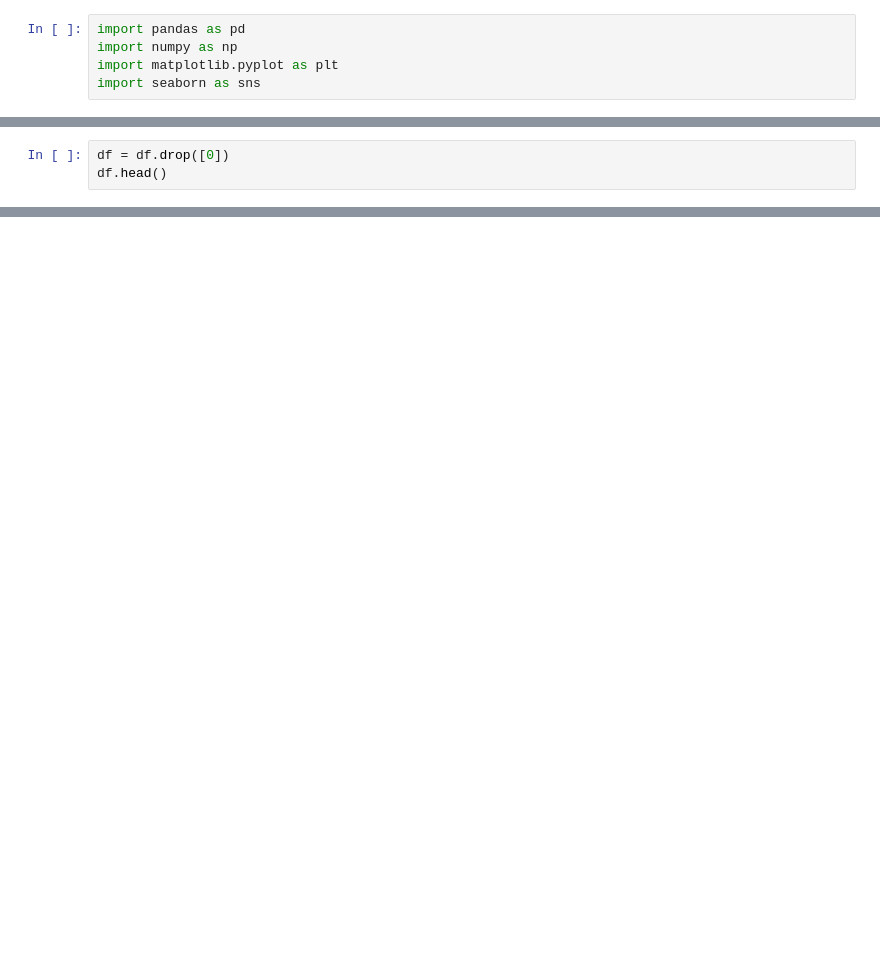
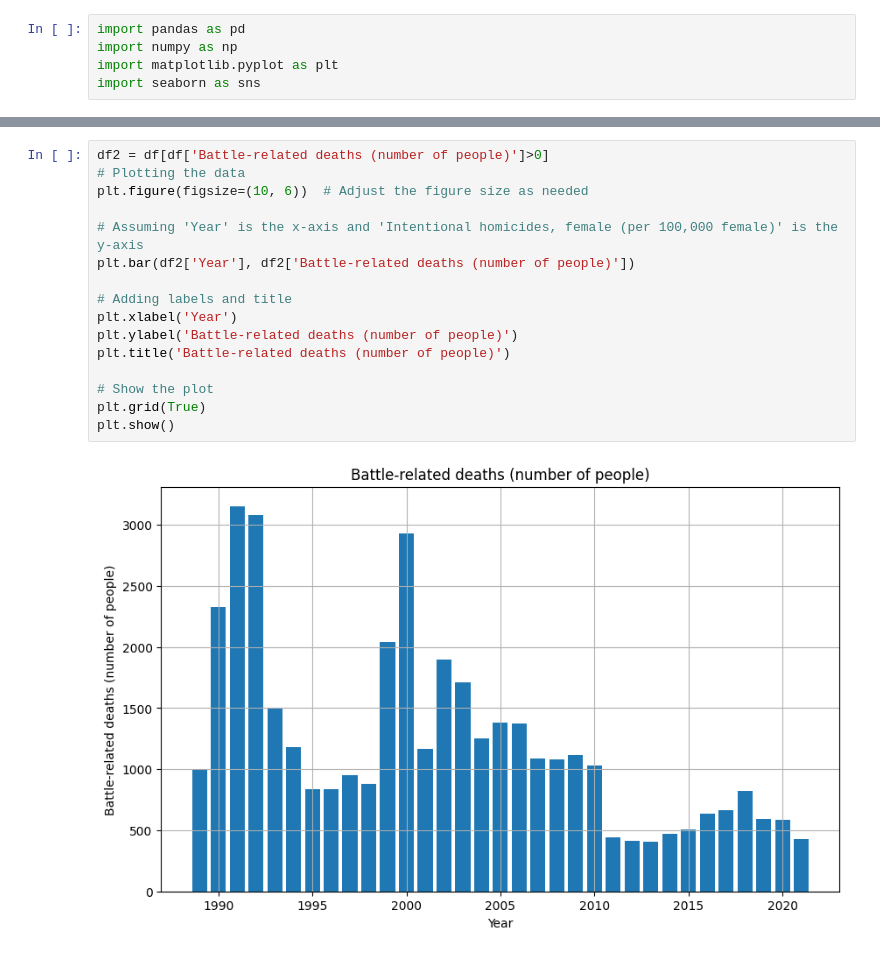
Before and after one commit to Csengupta1101/India_Analysis, a Jupyter notebook: analysis.ipynb, the cells around one changed output, grey strips where cells are left out. Saved outputs shown, nothing was run; the diff lists cells and outputs as text; blank space fills up the shorter version.

```diff
--- a/analysis.ipynb
+++ b/analysis.ipynb
@@ -45,3 +18,0 @@ df.head()
-# %%
-df = df.drop([0])
-df.head()
@@ -143,0 +38,18 @@ df.to_csv('updated.csv')
+# %%
+df2 = df[df['Battle-related deaths (number of people)']>0]
+# Plotting the data
+plt.figure(figsize=(10, 6))  # Adjust the figure size as needed
+
+# Assuming 'Year' is the x-axis and 'Intentional homicides, female (per 100,000 female)' is the y-axis
+plt.bar(df2['Year'], df2['Battle-related deaths (number of people)'])
+
+# Adding labels and title
+plt.xlabel('Year')
+plt.ylabel('Battle-related deaths (number of people)')
+plt.title('Battle-related deaths (number of people)')
+
+# Show the plot
+plt.grid(True)
+plt.show()
+# %% [output]
+[figure, added]
```
Also changed, not shown: parts of 22 cells of this notebook, 3 other files.
